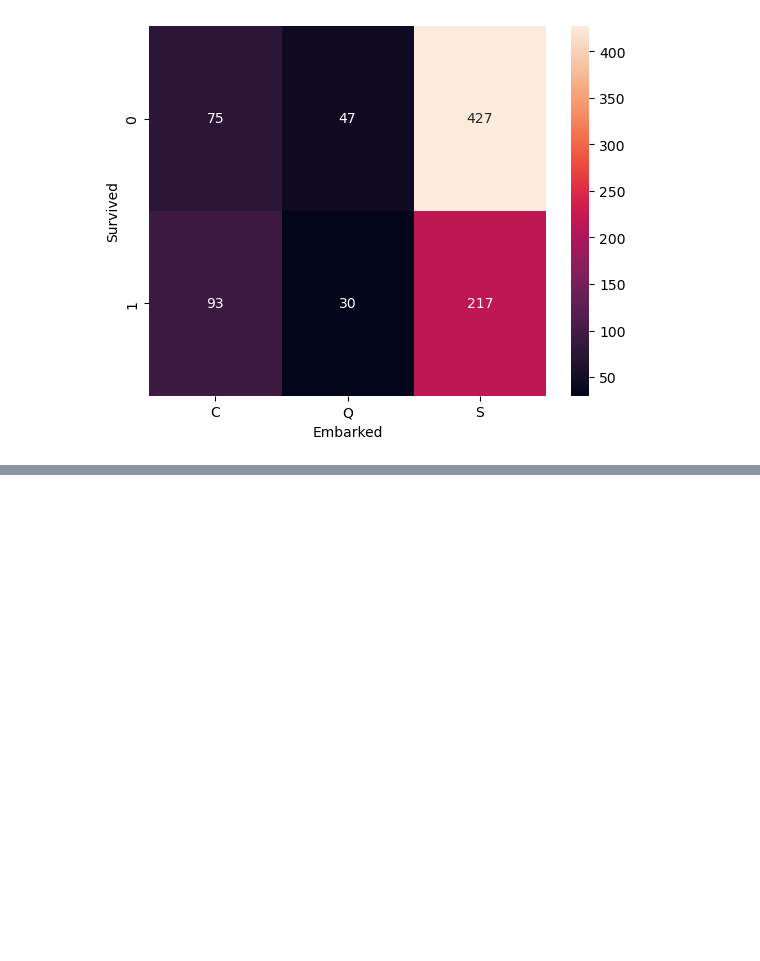
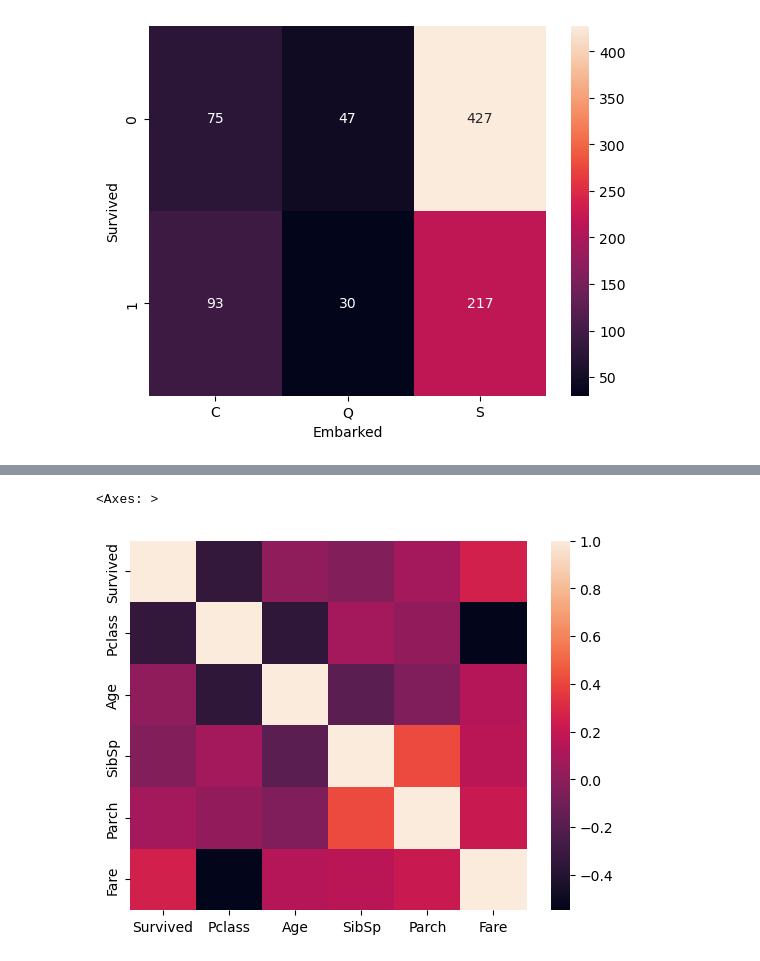
Before and after one commit to GhosTHaise/ml-titanic, a Jupyter notebook: EDA.ipynb, the cells around one changed output, grey strips where cells are left out. Saved outputs shown, nothing was run; the diff lists cells and outputs as text; code cells hidden in the pictures; blank space fills up the shorter version.

```diff
--- a/EDA.ipynb
+++ b/EDA.ipynb
@@ -372,0 +375,5 @@ for col in df.columns:
+# %%
+sns.heatmap(df.corr())
+# %% [output]
+<Axes: >
+[figure, added]
```
Also changed, not shown: parts of 3 cells of this notebook.
